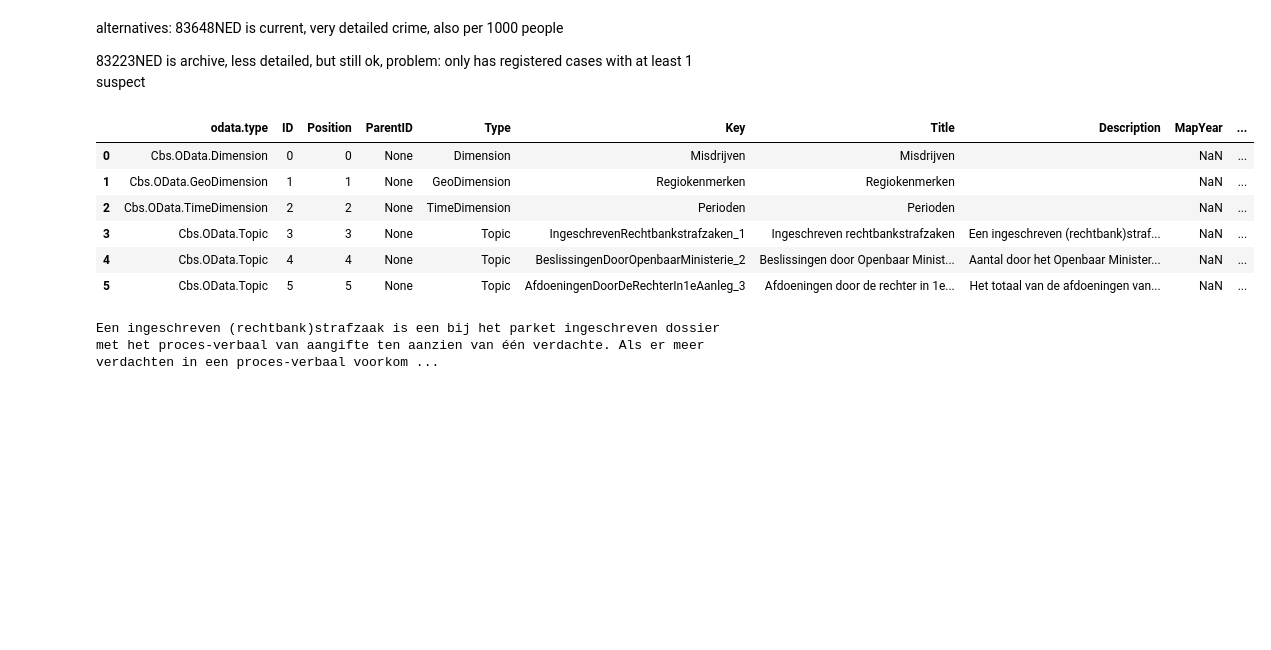
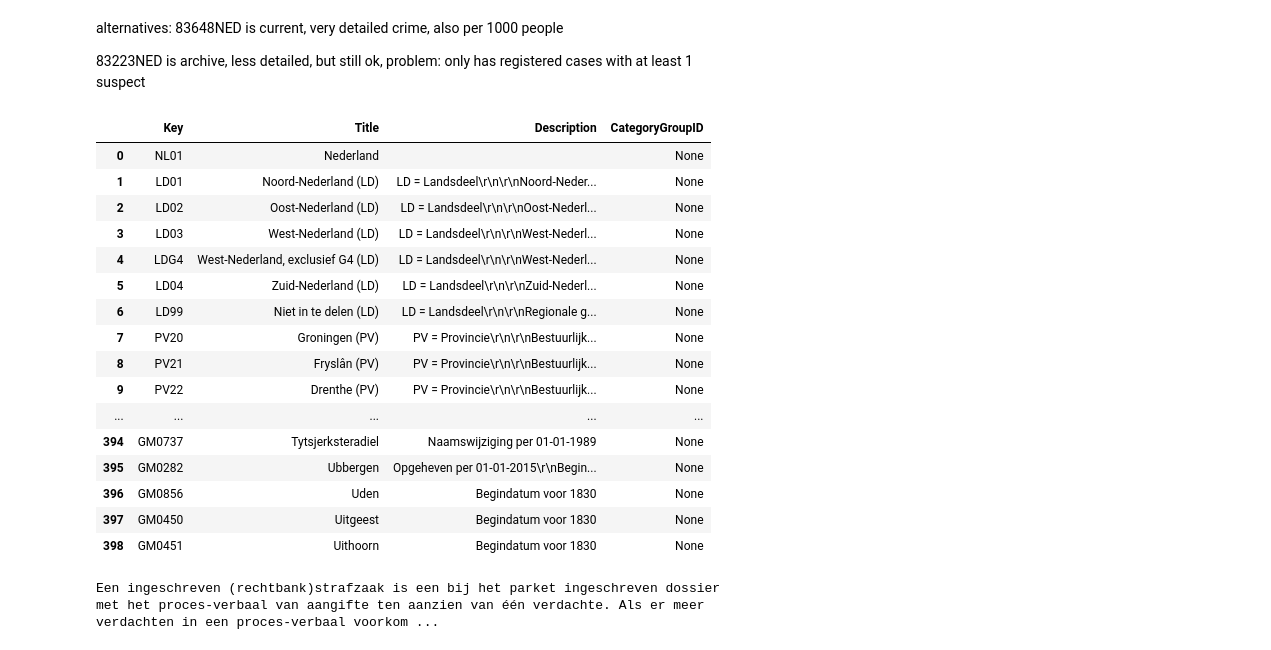
Before and after one commit to hbarnehl/trade.shock.project, a Jupyter notebook: Getting Data.ipynb, the cells around one changed output. Drawn from its saved outputs; the diff is of its cells as text; code cells hidden in the pictures; blank space fills up the shorter version.

```diff
--- a/Getting Data.ipynb
+++ b/Getting Data.ipynb
@@ -417,16 +417,26 @@ alternatives:
 
 83223NED is archive, less detailed, but still ok, problem: only has registered cases with at least 1 suspect
 # %%
-metadata = pd.DataFrame(cbs.get_meta('83223NED', 'DataProperties'))
+metadata = pd.DataFrame(cbs.get_meta('83648NED', 'RegioS'))
 metadata
 # %% [output]
-|  | odata.type | ID | Position | ParentID | Type | Key | Title | Description | MapYear | ... |
-| 0 | Cbs.OData.Dimension | 0 | 0 | None | Dimension | Misdrijven | Misdrijven |  | NaN | ... |
-| 1 | Cbs.OData.GeoDimension | 1 | 1 | None | GeoDimension | Regiokenmerken | Regiokenmerken |  | NaN | ... |
-| 2 | Cbs.OData.TimeDimension | 2 | 2 | None | TimeDimension | Perioden | Perioden |  | NaN | ... |
-| 3 | Cbs.OData.Topic | 3 | 3 | None | Topic | IngeschrevenRechtbankstrafzaken_1 | Ingeschreven rechtbankstrafzaken | Een ingeschreven (rechtbank)straf... | NaN | ... |
-| 4 | Cbs.OData.Topic | 4 | 4 | None | Topic | BeslissingenDoorOpenbaarMinisterie_2 | Beslissingen door Openbaar Minist... | Aantal door het Openbaar Minister... | NaN | ... |
-| 5 | Cbs.OData.Topic | 5 | 5 | None | Topic | AfdoeningenDoorDeRechterIn1eAanleg_3 | Afdoeningen door de rechter in 1e... | Het totaal van de afdoeningen van... | NaN | ... |
+|  | Key | Title | Description | CategoryGroupID |
+| 0 | NL01 | Nederland |  | None |
+| 1 | LD01 | Noord-Nederland (LD) | LD = Landsdeel\r\n\r\nNoord-Neder... | None |
+| 2 | LD02 | Oost-Nederland (LD) | LD = Landsdeel\r\n\r\nOost-Nederl... | None |
+| 3 | LD03 | West-Nederland (LD) | LD = Landsdeel\r\n\r\nWest-Nederl... | None |
+| 4 | LDG4 | West-Nederland, exclusief G4 (LD) | LD = Landsdeel\r\n\r\nWest-Nederl... | None |
+| 5 | LD04 | Zuid-Nederland (LD) | LD = Landsdeel\r\n\r\nZuid-Nederl... | None |
+| 6 | LD99 | Niet in te delen (LD) | LD = Landsdeel\r\n\r\nRegionale g... | None |
+| 7 | PV20 | Groningen (PV) | PV = Provincie\r\n\r\nBestuurlijk... | None |
+| 8 | PV21 | Fryslân (PV) | PV = Provincie\r\n\r\nBestuurlijk... | None |
+| 9 | PV22 | Drenthe (PV) | PV = Provincie\r\n\r\nBestuurlijk... | None |
+| ... | ... | ... | ... | ... |
+| 394 | GM0737 | Tytsjerksteradiel | Naamswijziging per 01-01-1989 | None |
+| 395 | GM0282 | Ubbergen | Opgeheven per 01-01-2015\r\nBegin... | None |
+| 396 | GM0856 | Uden | Begindatum voor 1830 | None |
+| 397 | GM0450 | Uitgeest | Begindatum voor 1830 | None |
+| 398 | GM0451 | Uithoorn | Begindatum voor 1830 | None |
 # %%
 print(metadata['Description'][3])
 # %% [output]
```
Also changed, not shown: parts of 7 cells of this notebook, 2 other files.
